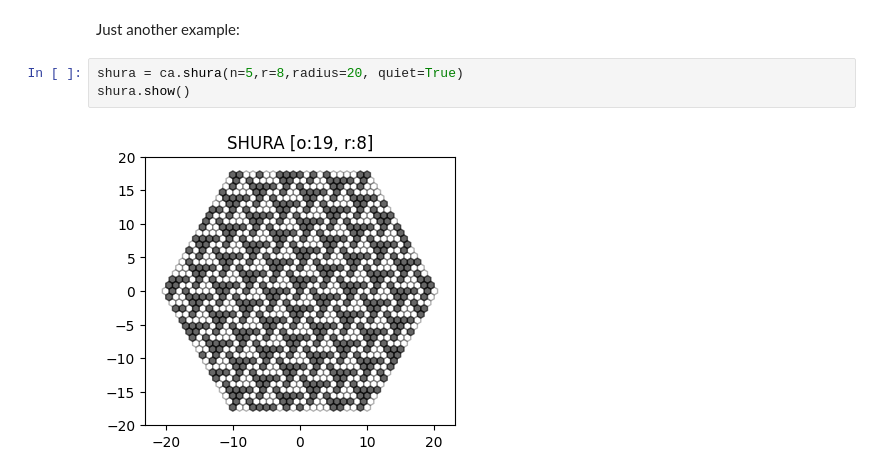
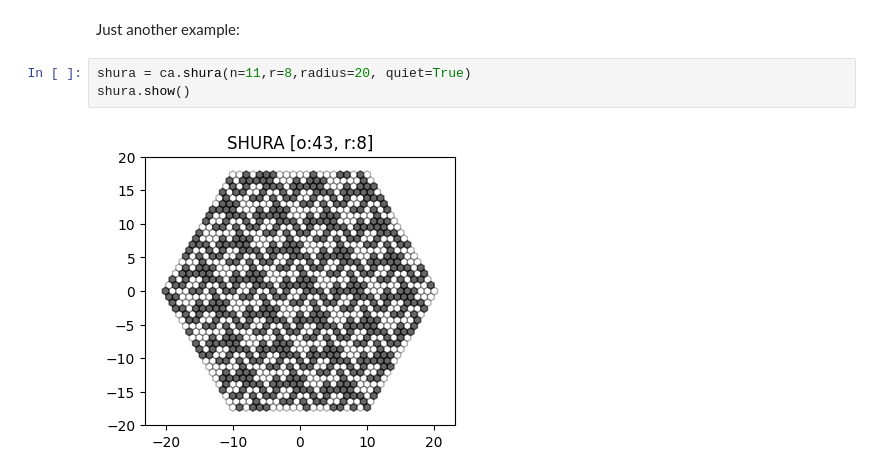
Before and after one commit to bpops/codedapertures, a Jupyter notebook: demo.ipynb, the cells around one changed output. Saved outputs shown, nothing was run; the diff lists cells and outputs as text.

```diff
--- a/demo.ipynb
+++ b/demo.ipynb
@@ -106,7 +106,7 @@ side: 11
 # %% [markdown]
 Just another example:
 # %%
-shura = ca.shura(n=5,r=8,radius=20, quiet=True)
+shura = ca.shura(n=11,r=8,radius=20, quiet=True)
 shura.show()
 # %% [output]
-[figure, old version]
+[figure, new version]
```
Also changed, not shown: parts of 2 cells of this notebook.
